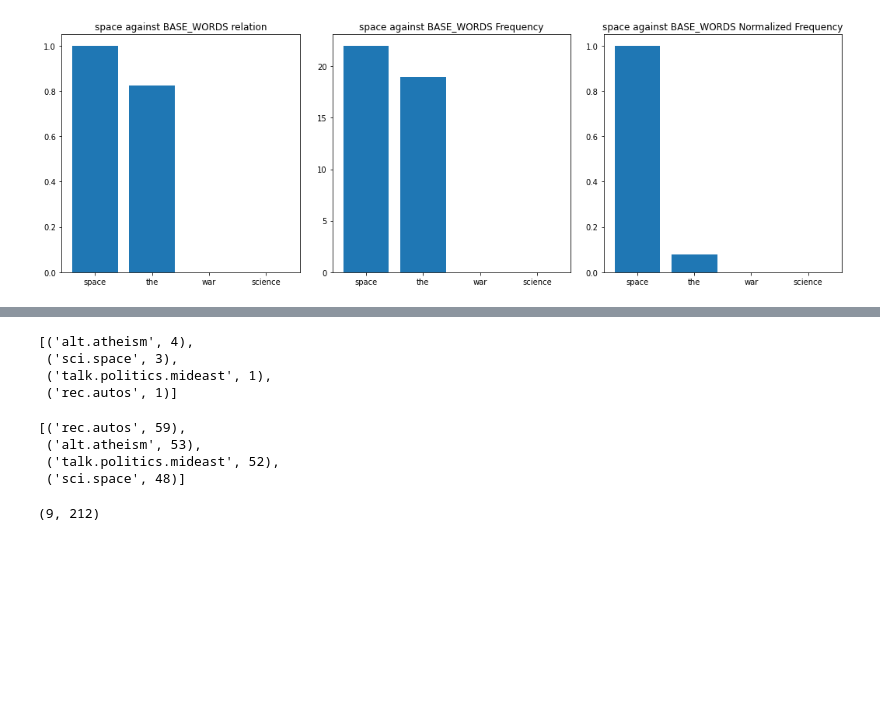
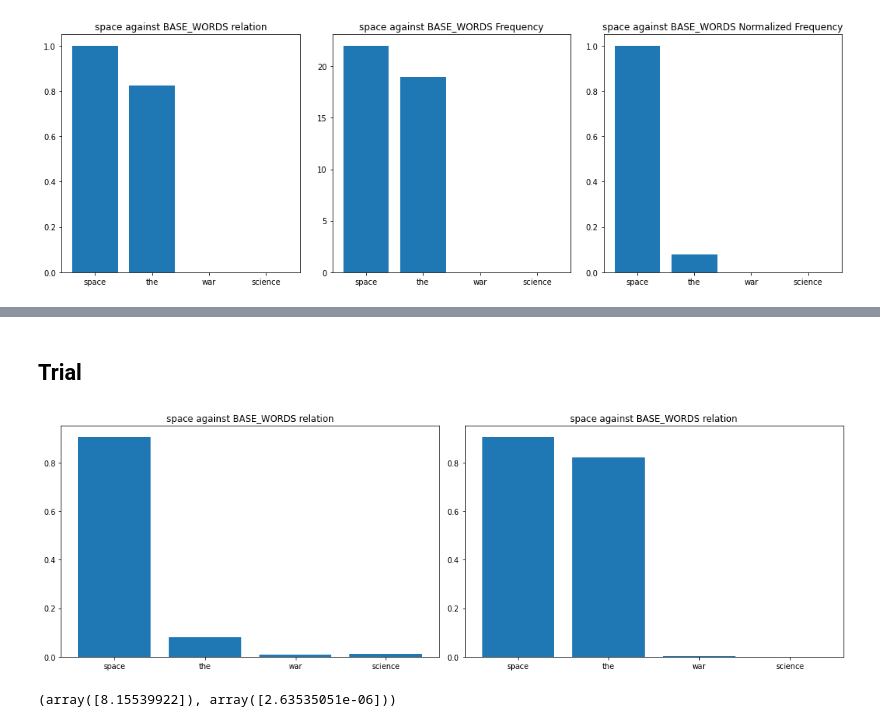
Before and after one commit to iamr0b0tx/topic_modeler, a Jupyter notebook: topic_modeler.ipynb, the cells around one changed output, grey strips where cells are left out. Drawn from its saved outputs; the diff is of its cells as text; code cells hidden in the pictures; blank space fills up the shorter version.

Commit message:
word inference

```diff
--- a/topic_modeler.ipynb
+++ b/topic_modeler.ipynb
@@ -441,8 +388,0 @@ Y = y_train.copy()
-# %%
-kmeans = MiniBatchKMeans(n_clusters=2, random_state=0, batch_size=batch_size)
-
-for n_iter in tqdm(range(num_of_iterations)):
-    kmeans = kmeans.partial_fit(X.loc[np.random.randint(len(Y), size=batch_size)])
-
-indices0 = (kmeans.predict(X) == 0)
-indices1 = (kmeans.predict(X) == 1)
@@ -493,18 +389,47 @@ indices11 = (kmeans1.labels_ == 1)
-# %%
-Counter(Y1[indices10]).most_common(4)
-# %% [output]
-[('alt.atheism', 4),
- ('sci.space', 3),
- ('talk.politics.mideast', 1),
- ('rec.autos', 1)]
-# %%
-Counter(Y1[indices11]).most_common(4)
-# %% [output]
-[('rec.autos', 59),
- ('alt.atheism', 53),
- ('talk.politics.mideast', 52),
- ('sci.space', 48)]
-# %%
-len(Y1[indices10]), len(Y1[indices11])
-# %% [output]
-(9, 212)
+# %% [markdown]
+## Trial
+# %%
+num_of_iterations = 3
+word_word_pr_distr_prime = word_word_pr_distr.copy()
+
+for n_iter in tqdm(range(num_of_iterations)):
+    word_word_pr_distr_last_prime = word_word_pr_distr_prime.copy()
+    word_word_pr_distr_prime = 0 * word_word_pr_distr_last_prime
+
+    word_word_pr_entropy = calculate_entropy(word_word_pr_distr_last_prime, axis=1)
+    word_word_pr_entropy_softmax = softmax(word_word_pr_entropy.max() - word_word_pr_entropy)
+
+    for word in tqdm(vocabulary):
+        denom = 0
+        indices = (word_word_pr_distr_last_prime[word] > 0)
+
+        xv = word_word_pr_distr_last_prime[word][indices]
+        entrp_sm = word_word_pr_entropy_softmax[indices]
+
+        for index, (wordx, word_pr) in enumerate(xv.iteritems()):
+            gamma = word_pr * entrp_sm[index]
+
+            denom += gamma
+            word_word_pr_distr_prime[word] += gamma * word_word_pr_distr_last_prime[wordx]
+
+        word_word_pr_distr_prime[word] /= denom
+
+    word = "space"
+    base_words = ["space", "the", "war", "science"]
+
+    fig = plt.figure(figsize=(15, 5), tight_layout=True)
+    ax11 = fig.add_subplot(121)
+    ax12 = fig.add_subplot(122)
+
+
+    ax11.set_title(f"{word} against BASE_WORDS relation")
+    ax11.bar(base_words, word_word_pr_distr_prime[word][base_words])
+
+    base_words = ["space", "the", "war", "science"]
+
+    ax12.set_title(f"{word} against BASE_WORDS relation")
+    ax12.bar(base_words, word_word_pr_distr_prime.loc[word][base_words])
+
+    plt.show()
+# %% [output]
+[figure, added]
@@ -510,0 +444,4 @@ len(Y1[indices10]), len(Y1[indices11])
+# %%
+word_word_pr_entropy[vocabulary == w1], word_word_pr_entropy_softmax[vocabulary == w1]
+# %% [output]
+(array([8.15539922]), array([2.63535051e-06]))
```
Also changed, not shown: parts of 21 cells of this notebook.
